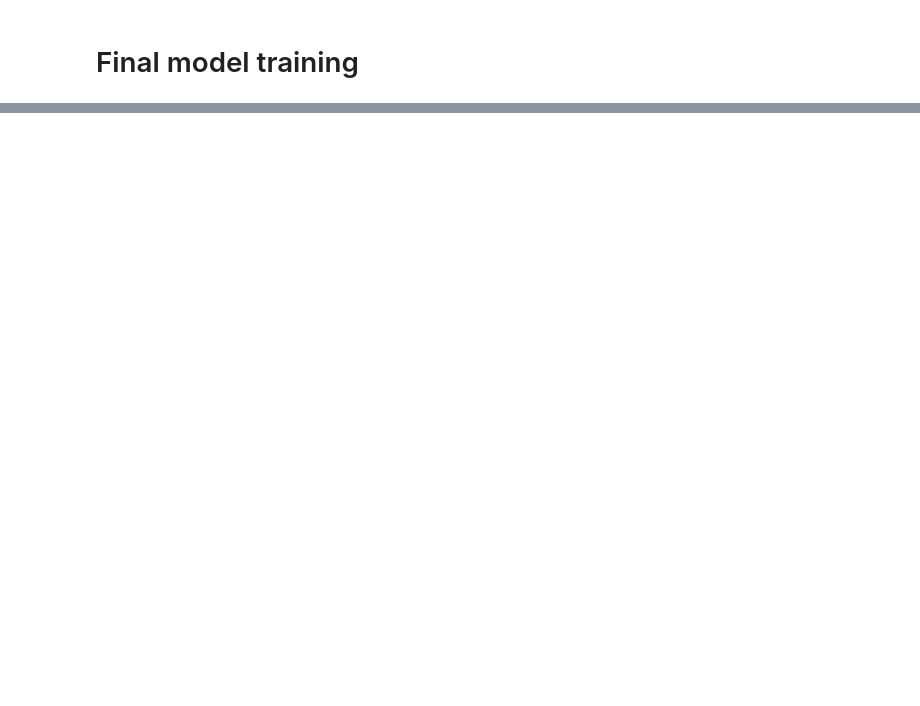
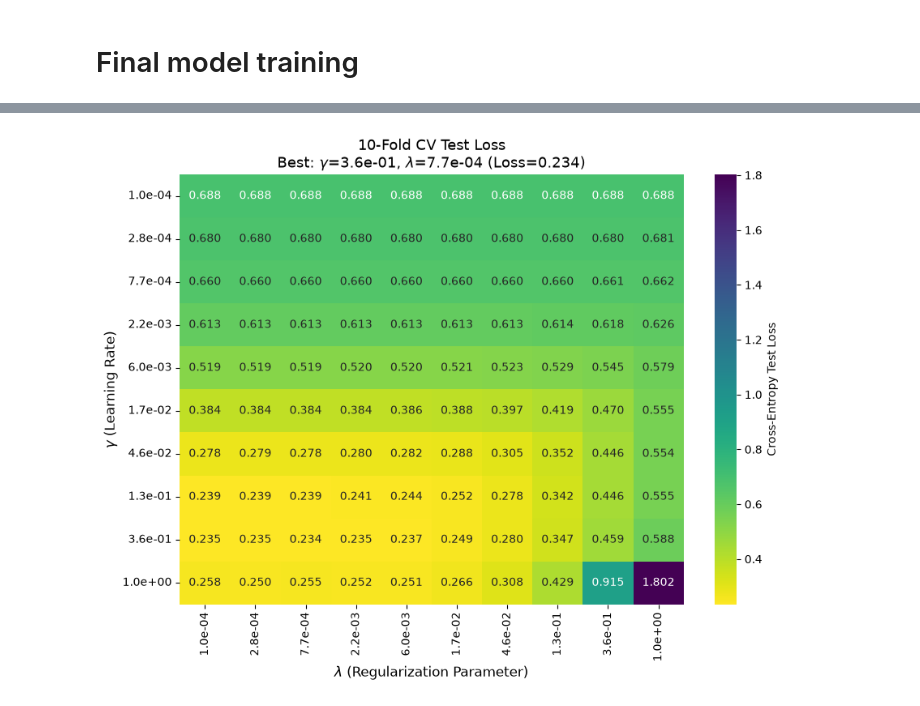
Before and after one commit to Kitkatkitkatia/ML_project1, a Jupyter notebook: Logistic_SGD.ipynb, the cells around one changed output, grey strips where cells are left out. Cells and saved outputs as stored; diff of their text form; code cells hidden in the pictures; blank space fills up the shorter version.

Commit message:
feat: heatmap

```diff
--- a/Logistic_SGD.ipynb
+++ b/Logistic_SGD.ipynb
@@ -77,6 +77,10 @@ def cross_validation_logreg_demo(y, x, k_fold, gammas, max_iters, batch_size, la
         best_rmse : scalar, the associated root mean squared error for the best lambda
     """
 
+
+    print("Unique y values:", np.unique(y))
+    print("x mean, std min/max:", np.mean(x), np.min(np.std(x, axis=0)), np.max(np.std(x, axis=0)))
+
     seed = 12
     k_fold = k_fold
     # split data in k fold
@@ -93,6 +97,8 @@ def cross_validation_logreg_demo(y, x, k_fold, gammas, max_iters, batch_size, la
         for k in range(k_fold):
             print("Computing gamma=", gamma, 'fold: ',k, "#######################")
             loss_tr, loss_te = cross_validation_logreg(y, x, k_indices, k, gamma, max_iters, batch_size, lambda_)
+            diff = abs(loss_tr - loss_te)
+            print(f"Train: {loss_tr:.6f} | Test: {loss_te:.6f} | Absolute Diff: {diff:.6e}")
             rmse_tr_tmp.append(loss_tr)
             rmse_te_tmp.append(loss_te)
         rmse_tr.append(np.mean(rmse_tr_tmp))
@@ -202,4 +189,6 @@ def best_gamma_lambda_selection(y,x, k_fold, gammas, max_iters, batch_size, lamb
 # %%
+import seaborn as sns
+
 k_fold = 10
 gammas = np.logspace(-4, 0, 10)
 lambdas = np.logspace(-4, 0, 10)
@@ -207,4 +196,7 @@ max_iters = 200
 batch_size = 250
 
 # will take some time to run :)
-best_gamma, best_mse = best_gamma_lambda_selection(y_train, x_tr, k_fold=k_fold,batch_size=batch_size, max_iters=max_iters, gammas=gammas, lambdas=lambdas)
+best_gamma, best_lambda, best_rmse, test_loss_grid, train_loss_grid = best_gamma_lambda_selection(y_train, x_tr, k_fold=k_fold,batch_size=batch_size, max_iters=max_iters, gammas=gammas, lambdas=lambdas)
+
+gamma_labels = [f"{g:.1e}" for g in gammas]
+lambda_labels = [f"{l:.1e}" for l in lambdas]
@@ -210,0 +240,19 @@ best_gamma, best_mse = best_gamma_lambda_selection(y_train, x_tr, k_fold=k_fold,
+# %%
+plt.figure(figsize=(9, 7))
+sns.heatmap(
+    test_loss_grid,
+    xticklabels=lambda_labels,
+    yticklabels=gamma_labels,
+    annot=True,          # Displays loss values in cells
+    fmt=".3f",          # 3 decimal places
+    cmap="viridis_r",    # Darker/richer color represents lower loss
+    cbar_kws={'label': 'Cross-Entropy Test Loss'}
+)
+
+plt.xlabel(r"$\lambda$ (Regularization Parameter)", fontsize=12)
+plt.ylabel(r"$\gamma$ (Learning Rate)", fontsize=12)
+plt.title(f"10-Fold CV Test Loss\nBest: $\\gamma$={best_gamma:.1e}, $\\lambda$={best_lambda:.1e} (Loss={best_rmse:.3f})", fontsize=13)
+plt.tight_layout()
+plt.show()
+# %% [output]
+[figure, added]
```
Also changed, not shown: parts of 4 cells of this notebook, 10 other files.
